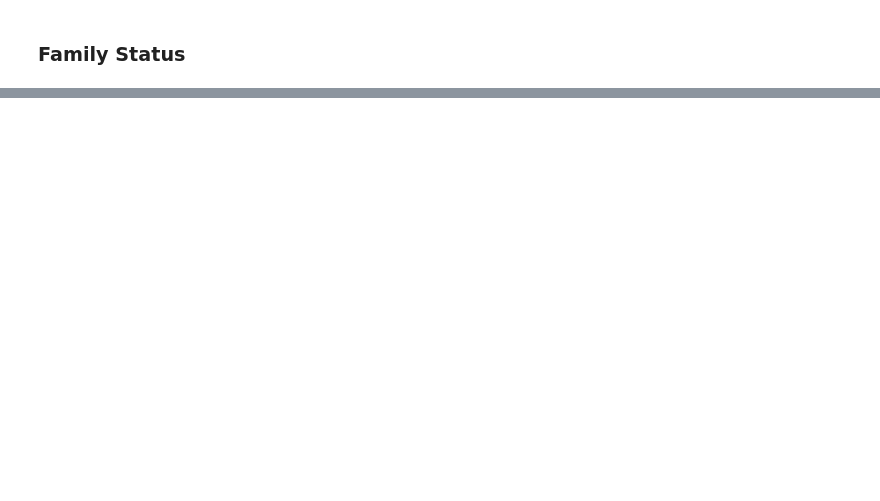
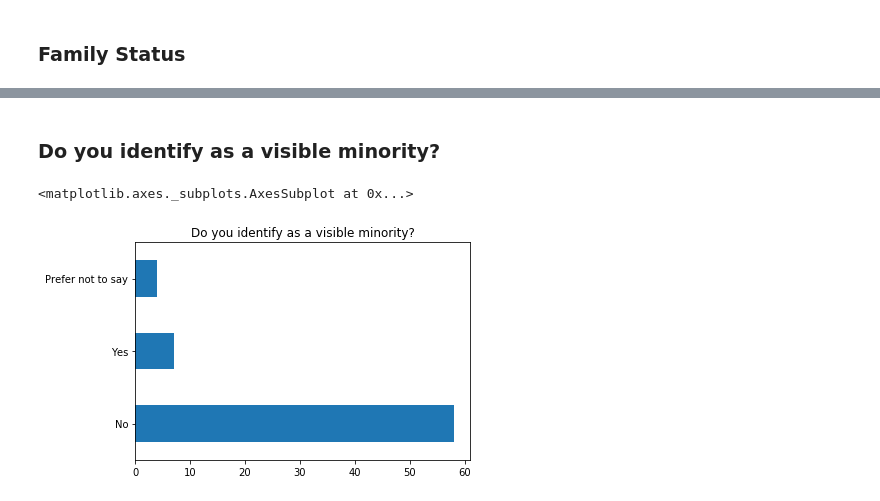
Before and after one commit to jbmoskow/CommunityHousingProject, a Jupyter notebook: CHP.ipynb, the cells around one changed output, grey strips where cells are left out. Cells and saved outputs as stored; diff of their text form; code cells hidden in the pictures; blank space fills up the shorter version.

```diff
--- a/CHP.ipynb
+++ b/CHP.ipynb
@@ -121,0 +112,7 @@ Responses.value_counts().plot(kind='barh')
+# %% [markdown]
+### Do you identify as a visible minority?
+# %%
+survey.vis_minority.value_counts().plot(kind='barh',title='Do you identify as a visible minority?')
+# %% [output]
+<matplotlib.axes._subplots.AxesSubplot at 0x...>
+[figure, added]
```
Also changed, not shown: parts of 55 cells of this notebook.
